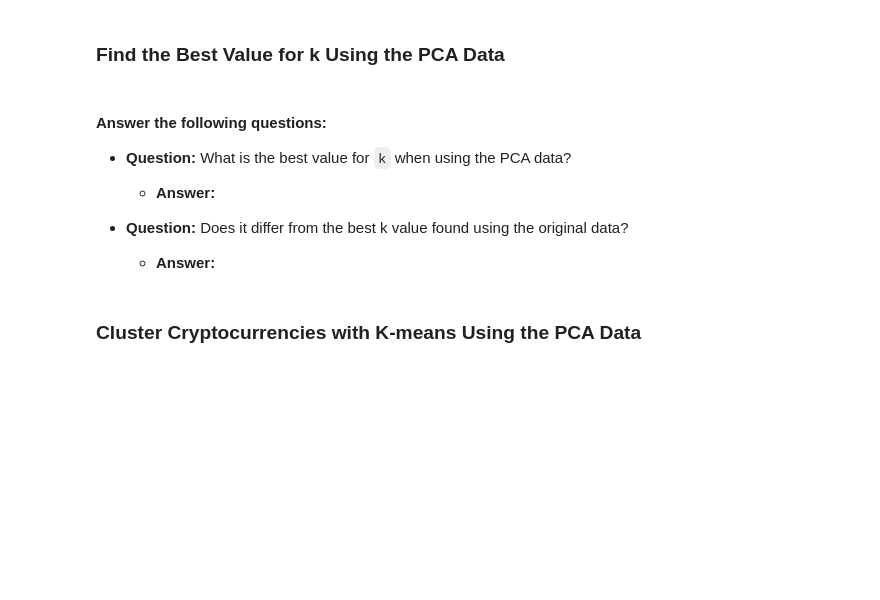
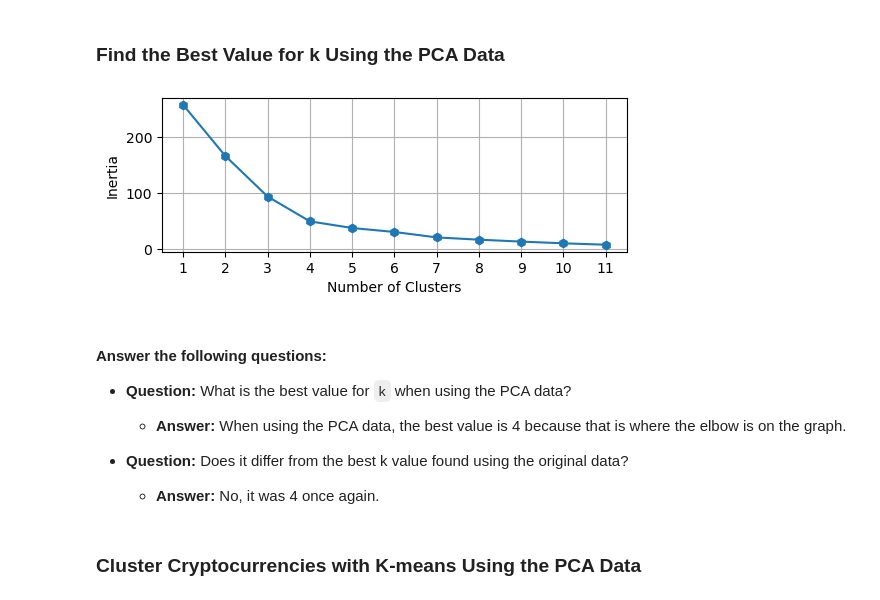
Before and after one commit to TylerWalje/CryptoClustering, a Jupyter notebook: UnsupervisedLearning/Crypto_Clustering.ipynb, the cells around one changed output. Saved outputs shown, nothing was run; the diff lists cells and outputs as text; code cells hidden in the pictures; blank space fills up the shorter version.

Commit message:
coded model2

```diff
--- a/UnsupervisedLearning/Crypto_Clustering.ipynb
+++ b/UnsupervisedLearning/Crypto_Clustering.ipynb
@@ -281,33 +281,49 @@ pca_df.head()
 ### Find the Best Value for k Using the PCA Data
 # %%
 # Create a list with the number of k-values from 1 to 11
+kvalues2 = list(range(1, 12))
 # %%
 # Create an empty list to store the inertia values
-
+inertia2 = []
 
 # Create a for loop to compute the inertia with each possible value of k
+for k in kvalues2:
 # Inside the loop:
 # 1. Create a KMeans model using the loop counter for the n_clusters
+    model2 = KMeans(n_clusters=k, random_state=42)
 # 2. Fit the model to the data using `df_market_data_pca`
+    model2.fit(pca_df)
 # 3. Append the model.inertia_ to the inertia list
+    inertia2.append(model2.inertia_)
 # %%
 # Create a dictionary with the data to plot the Elbow curve
+elbow_curve_2 = {'k': kvalues2, 'inertia': inertia2}
 
 # Create a DataFrame with the data to plot the Elbow curve
+elbow_df2 = pd.DataFrame(elbow_curve_2)
 # %%
 # Plot a line chart with all the inertia values computed with
 # the different values of k to visually identify the optimal value for k.
+plt.figure(figsize=(6, 2))
+plt.plot(elbow_df2['k'], elbow_df2['inertia'], marker='h')
+plt.xlabel('Clusters')
+plt.ylabel('Inertia')
+plt.xticks(kvalues2)
+plt.grid(True)
+plt.show()
+# %% [output]
+[figure, added]
 # %% [markdown]
 #### Answer the following questions:
 
 * **Question:** What is the best value for `k` when using the PCA data?
 
-  * **Answer:**
+  * **Answer:** When using the PCA data, the best value is 4 because that is where the elbow is on the graph.
 
 
 * **Question:** Does it differ from the best k value found using the original data?
 
-  * **Answer:**
+  * **Answer:** No, it was 4 once again.
 # %% [markdown]
 ### Cluster Cryptocurrencies with K-means Using the PCA Data
 # %%
```
